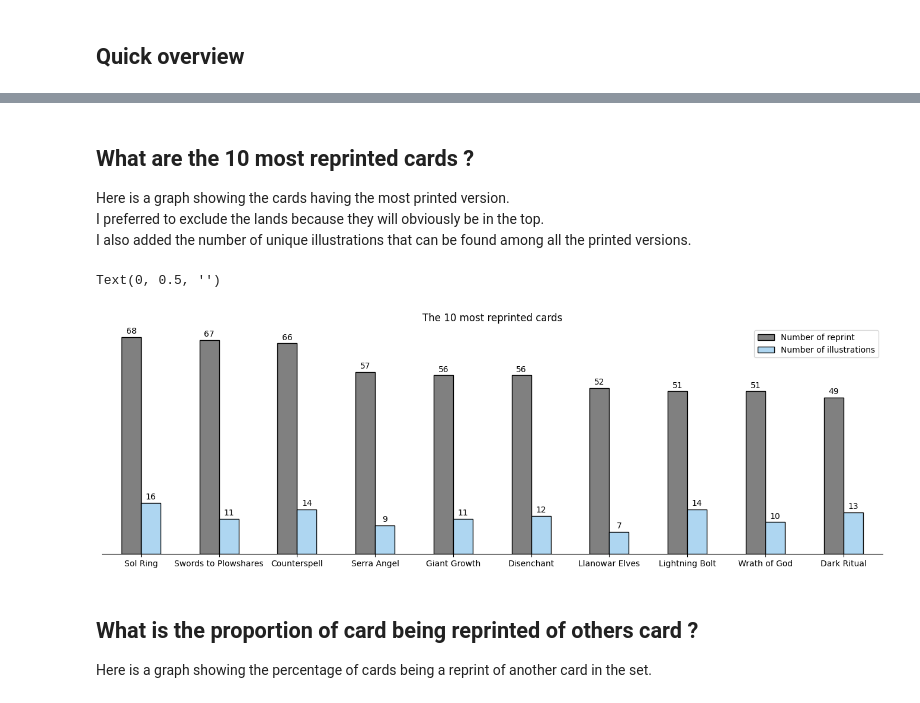
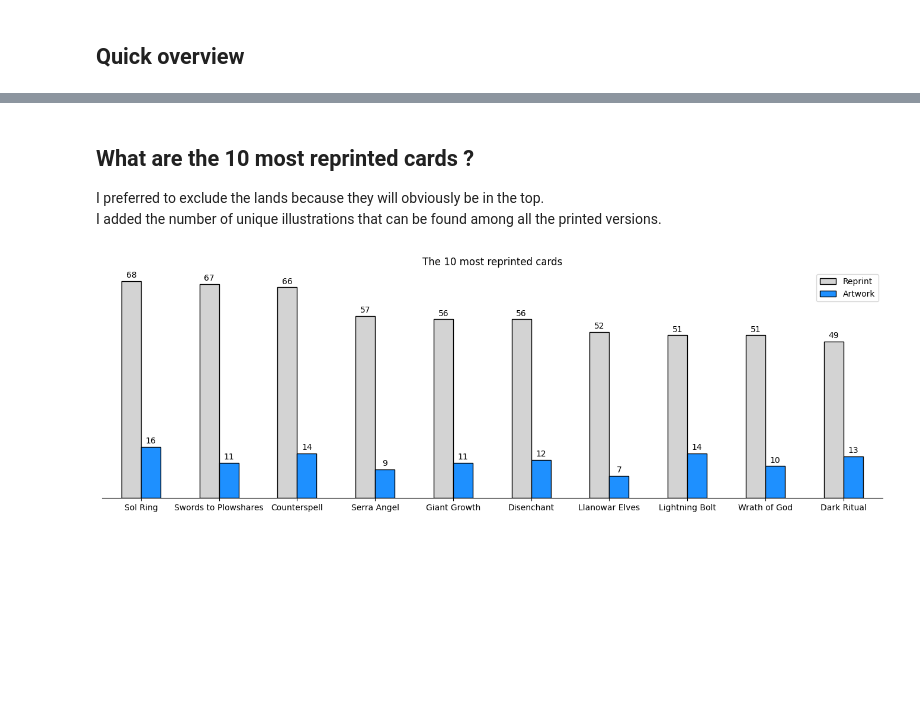
Before and after one commit to Undeadamien/mtg_analyst, a Jupyter notebook: allprints/prints.ipynb, the cells around one changed output, grey strips where cells are left out. Saved outputs shown, nothing was run; the diff lists cells and outputs as text; code cells hidden in the pictures; blank space fills up the shorter version.

```diff
--- a/allprints/prints.ipynb
+++ b/allprints/prints.ipynb
@@ -74,56 +74,39 @@ Text(0, 0.5, '')
 # %% [markdown]
 ## What are the 10 most reprinted cards ?
 
-Here is a graph showing the cards having the most printed version.
 I preferred to exclude the lands because they will obviously be in the top.
-I also added the number of unique illustrations that can be found among all the printed versions.
+I added the number of unique illustrations that can be found among all the printed versions.
 # %%
-df = default_df[["name", "types", "scryfallIllustrationId"]]
+df = default_df.loc[
+    (default_df["types"] != "Land"),  # exclude all lands
+    ["name", "types", "scryfallIllustrationId"],
+]
 
+# assemble the data to plot
+temp_df = pd.DataFrame()
+temp_df["Reprint"] = df["name"].value_counts()
+pair = ["name", "scryfallIllustrationId"]
+temp_df["Artwork"] = df[pair].drop_duplicates().groupby("name").count()
+df = temp_df[:10]
 
-df = df.loc[(df["types"] != "Land")]  # exclude all land
-
-
-temp_df = pd.DataFrame()
-temp_df["Number of reprint"] = df["name"].value_counts()
-temp_df["Number of illustrations"] = (
-    df[["name", "scryfallIllustrationId"]]
-    .dropna()
-    .drop_duplicates()
-    .groupby("name")
-    .count()
-    .sort_values("scryfallIllustrationId", ascending=False)
-)
-
-
-df = temp_df[:10].sort_values("Number of reprint", ascending=False)
-
-
-fig, axes = plt.subplots()
-fig.set_size_inches(17, 5, 5)
-# remove the plot borders
-for side in ["top", "right", "left"]:
+fig, axes = plt.subplots(figsize=(17, 5))
+for side in ["top", "right", "left"]:  # remove the plot borders
     axes.spines[f"{side}"].set_visible(False)
-
 
 plot = df.plot(
     kind="bar",
+    ax=axes,
+    title="The 10 most reprinted cards",
+    xlabel="",
+    ylabel="",
     rot=0,
-    edgecolor="k",
-    ax=axes,
-    color={"Number of illustrations": "#AED6F1", "Number of reprint": "grey"},
+    edgecolor="black",
+    color={"Artwork": "dodgerblue", "Reprint": "lightgrey"},
 )
-# add labels next to containers
-for container in plot.containers:
-    plot.bar_label(container, padding=2)
 plot.tick_params("y", which="both", left=False, labelleft=False)
-plot.set_title("The 10 most reprinted cards")
-plot.set_xlabel("")
-plot.set_ylabel("")
+plot.bar_label(plot.containers[0], padding=2)
+plot.bar_label(plot.containers[1], padding=2)
+
+None
 # %% [output]
-Text(0, 0.5, '')
-[figure, old version]
+[figure, new version]
-# %% [markdown]
-## What is the proportion of card being reprinted of others card ?
-
-Here is a graph showing the percentage of cards being a reprint of another card in the set.
```
Also changed, not shown: parts of 13 cells of this notebook, 5 other files.
